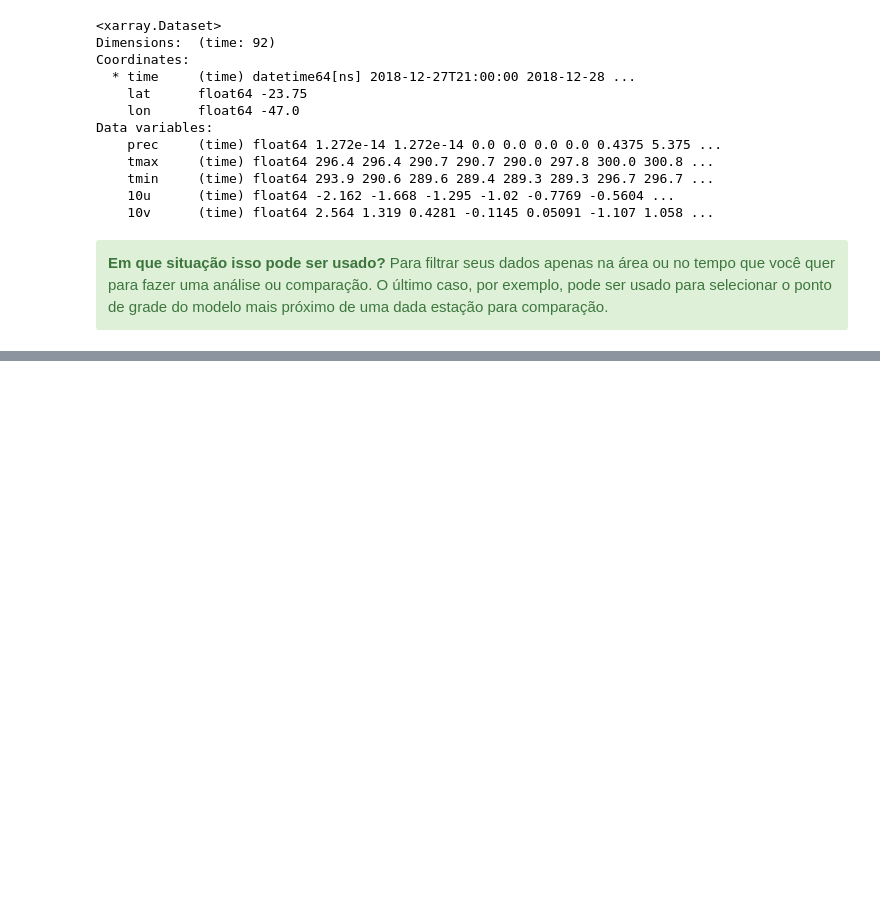
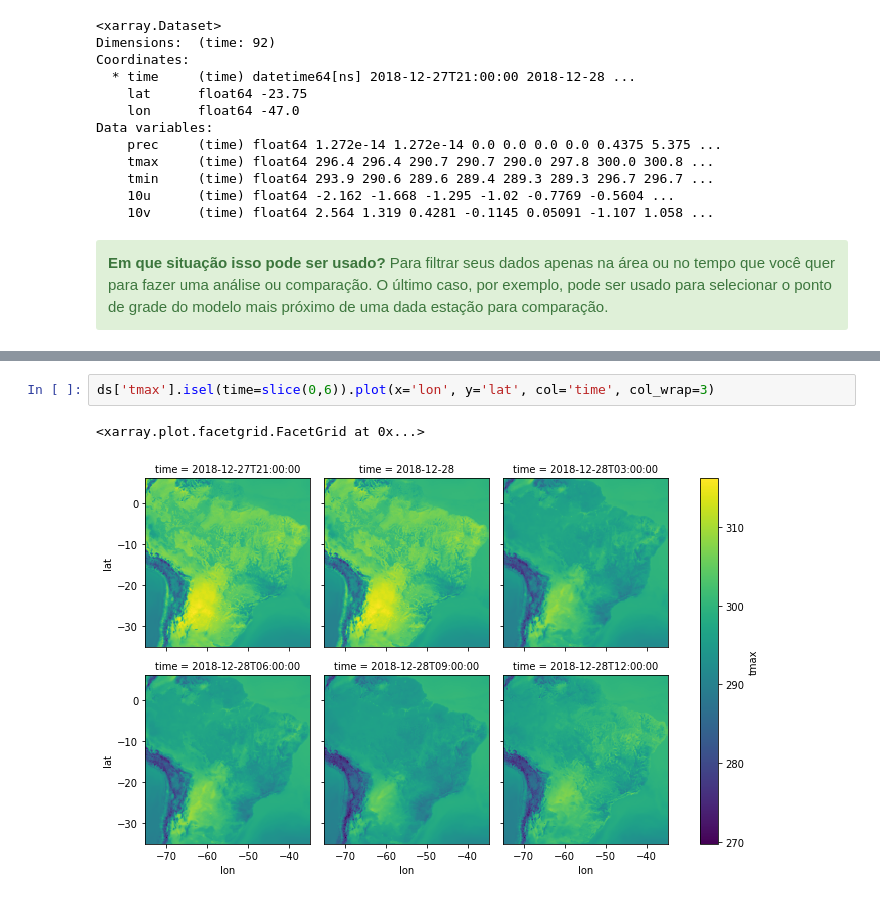
Before and after one commit to rafaelcabreu/PythonTutorial, a Jupyter notebook: 04_xarray_cartopy.ipynb, the cells around one changed output, grey strips where cells are left out. Cells and saved outputs as stored; diff of their text form; blank space fills up the shorter version.

```diff
--- a/04_xarray_cartopy.ipynb
+++ b/04_xarray_cartopy.ipynb
@@ -260,0 +419,5 @@ Data variables:
+# %%
+ds['tmax'].isel(time=slice(0,6)).plot(x='lon', y='lat', col='time', col_wrap=3)
+# %% [output]
+<xarray.plot.facetgrid.FacetGrid at 0x...>
+[figure, added]
```
Also changed, not shown: parts of 41 cells of this notebook, 8 other files.
